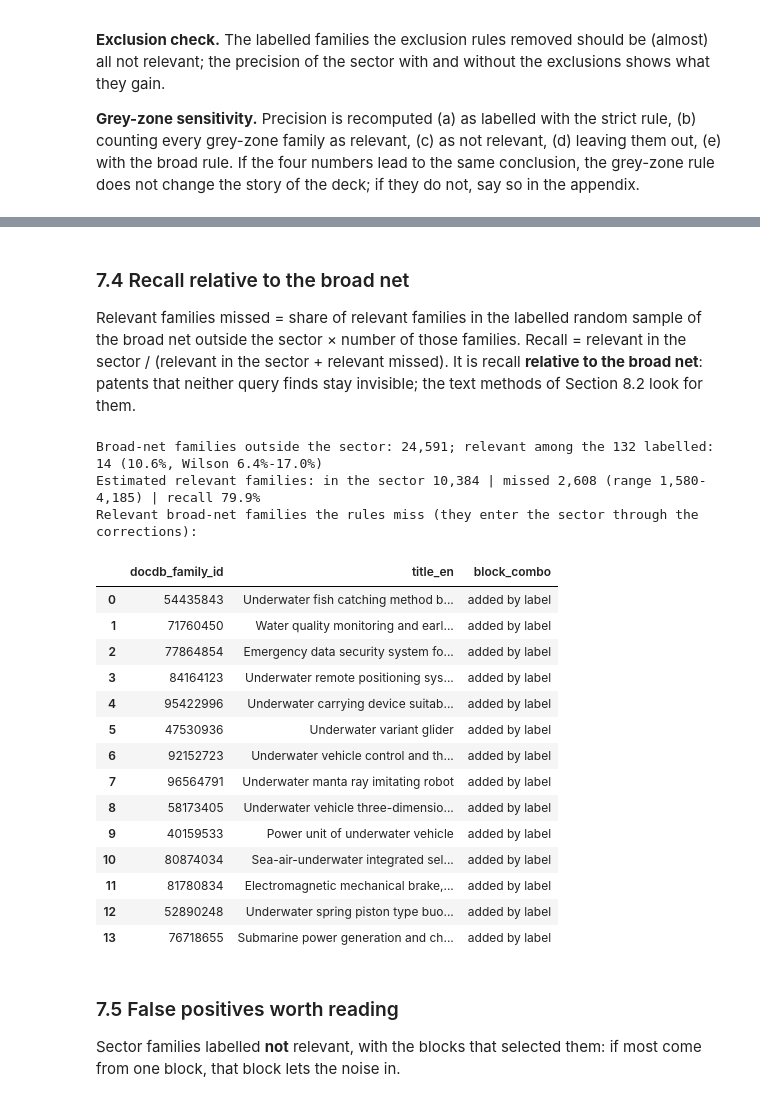
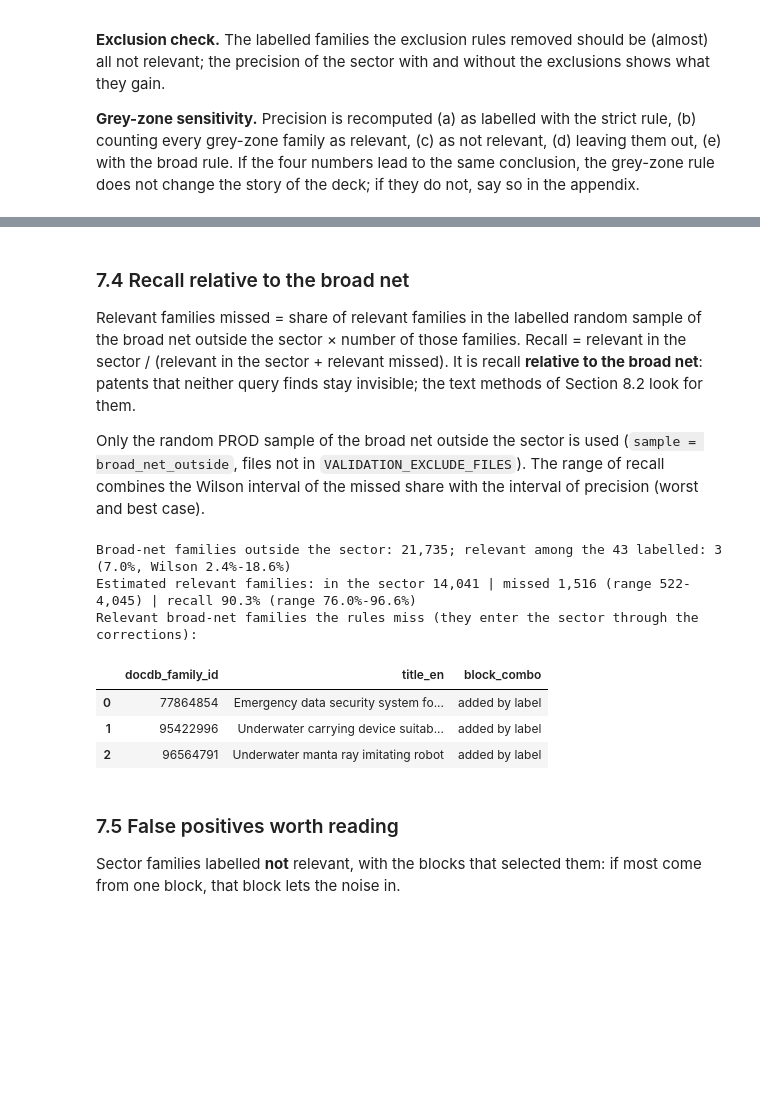
Before and after one commit to AndreaPassera/PW-InnovationManagement, a Jupyter notebook: 01_extract.ipynb, the cells around one changed output, grey strips where cells are left out. Drawn from its saved outputs; the diff is of its cells as text; code cells hidden in the pictures; blank space fills up the shorter version.

```diff
--- a/01_extract.ipynb
+++ b/01_extract.ipynb
@@ -109,7 +109,7 @@ def load_labels():
         d["docdb_family_id"] = d["docdb_family_id"].astype("int64")
         d["label_file"] = f.name
         frames.append(d)
-    cols = ["docdb_family_id", C.LABEL_COL, C.LABEL_COL_BROAD, "label_file", "sample", "grey_zone"]
+    cols = ["docdb_family_id", C.LABEL_COL, C.LABEL_COL_BROAD, "label_file", "sample", "grey_zone", "label_b"]
     if not frames:
         return pd.DataFrame(columns=cols)
     out = pd.concat(frames, ignore_index=True).drop_duplicates("docdb_family_id", keep="last")
@@ -120,7 +120,25 @@ def load_labels():
     return out.reset_index(drop=True)
 
 
+def load_second_labels():
+    """Independent second labels (labels/second/<labeller>.csv): docdb_family_id + is_relevant (0/1).
+    One column per labeller, named after the file. They never change the sector: they only measure agreement (7.2)."""
+    out = None
+    for f in sorted(C.SECOND_LABEL_DIR.glob("*.csv")) if C.SECOND_LABEL_DIR.exists() else []:
+        d = pd.read_csv(f, encoding="utf-8-sig")
+        if C.LABEL_COL not in d.columns or "docdb_family_id" not in d.columns:
+            print(f"skipped second/{f.name}: needs docdb_family_id and {C.LABEL_COL}")
+            continue
+        d = d[pd.to_numeric(d[C.LABEL_COL], errors="coerce").isin([0, 1])]
+        d = d[["docdb_family_id", C.LABEL_COL]].astype("int64").drop_duplicates("docdb_family_id", keep="last")
+        d = d.rename(columns={C.LABEL_COL: f"lab_{f.stem}"})
+        out = d if out is None else out.merge(d, on="docdb_family_id", how="outer")
+    return out if out is not None else pd.DataFrame(columns=["docdb_family_id"])
+
+
 labels = load_labels()
+second_labels = load_second_labels()
+print(f"Second labellers in {C.SECOND_LABEL_DIR}/: {[c[4:] for c in second_labels.columns if c.startswith('lab_')]}")
 print(f"Labelled families in {C.LABEL_DIR}/: {len(labels):,}")
 if not labels.empty:
     display(labels.groupby("sample").agg(families=("docdb_family_id", "size"), relevant_strict=(C.LABEL_COL, "sum"),
@@ -149,7 +168,7 @@ The families labelled relevant are added too (they may lie outside the query). D
 or above 900,000,000, Tutorial 1) are excluded from every query.
 # %%
 family_id = TLS201_APPLN.docdb_family_id.label("docdb_family_id")
-kw_phrases = regex_to_like_phrases(C.SPECIFIC_KEYWORDS + C.GENERIC_KEYWORDS)
+kw_phrases = regex_to_like_phrases(C.SPECIFIC_KEYWORDS + C.GENERIC_KEYWORDS) + list(C.BLOCK6_SQL_PHRASES)
 
 
 def real_pi(q):
@@ -764,44 +864,41 @@ Relevant families missed = share of relevant families in the labelled random sam
 sector × number of those families. Recall = relevant in the sector / (relevant in the sector + relevant missed).
 It is recall **relative to the broad net**: patents that neither query finds stay invisible; the text methods of
 Section 8.2 look for them.
+
+Only the random PROD sample of the broad net outside the sector is used (`sample = broad_net_outside`, files not in `VALIDATION_EXCLUDE_FILES`). The range of recall combines the Wilson interval of the missed share with the interval of precision (worst and best case).
 # %%
-broad_lab = labels[labels["docdb_family_id"].isin(broad_outside) & labels["sample"].isin(["broad_net", "broad_net_outside"])]
+broad_lab = labels[labels["docdb_family_id"].isin(broad_outside) & (labels["sample"] == "broad_net_outside")
+                   & ~labels["label_file"].isin(C.VALIDATION_EXCLUDE_FILES)]
 if lab.empty or broad_lab.empty:
-    print("Needs labels for the sector and for the broad-net sample (label_sample_broad_net.csv).")
+    print("Needs PROD labels for the sector and for the broad-net sample (label_sample_broad_net.csv).")
     RECALL = np.nan
+    RECALL_RANGE = (np.nan, np.nan)
 else:
     kb, nb = int(broad_lab[C.LABEL_COL].sum()), len(broad_lab)
     p_miss = kb / nb
     lo_b, hi_b = wilson(kb, nb)
     kept, missed = P_SECTOR * len(rule_sector), p_miss * len(broad_outside)
     RECALL = kept / (kept + missed)
+    worst = P_CI[0] * len(rule_sector) / (P_CI[0] * len(rule_sector) + hi_b * len(broad_outside))
+    best = P_CI[1] * len(rule_sector) / (P_CI[1] * len(rule_sector) + lo_b * len(broad_outside))
+    RECALL_RANGE = (worst, best)
     print(f"Broad-net families outside the sector: {len(broad_outside):,}; relevant among the {nb} labelled: {kb} "
           f"({p_miss:.1%}, Wilson {lo_b:.1%}-{hi_b:.1%})")
     print(f"Estimated relevant families: in the sector {kept:,.0f} | missed {missed:,.0f} "
-          f"(range {lo_b * len(broad_outside):,.0f}-{hi_b * len(broad_outside):,.0f}) | recall {RECALL:.1%}")
+          f"(range {lo_b * len(broad_outside):,.0f}-{hi_b * len(broad_outside):,.0f}) | recall {RECALL:.1%} "
+          f"(range {worst:.1%}-{best:.1%})")
     miss = broad_lab[broad_lab[C.LABEL_COL] == 1][["docdb_family_id"]].merge(
         fam[["docdb_family_id", "title_en", "block_combo"]], on="docdb_family_id", how="left")
     print("Relevant broad-net families the rules miss (they enter the sector through the corrections):")
     display(miss)
 # %% [output]
-Broad-net families outside the sector: 24,591; relevant among the 132 labelled: 14 (10.6%, Wilson 6.4%-17.0%)
-Estimated relevant families: in the sector 10,384 | missed 2,608 (range 1,580-4,185) | recall 79.9%
+Broad-net families outside the sector: 21,735; relevant among the 43 labelled: 3 (7.0%, Wilson 2.4%-18.6%)
+Estimated relevant families: in the sector 14,041 | missed 1,516 (range 522-4,045) | recall 90.3% (range 76.0%-96.6%)
 Relevant broad-net families the rules miss (they enter the sector through the corrections):
 |  | docdb_family_id | title_en | block_combo |
-| 0 | 54435843 | Underwater fish catching method b... | added by label |
-| 1 | 71760450 | Water quality monitoring and earl... | added by label |
-| 2 | 77864854 | Emergency data security system fo... | added by label |
-| 3 | 84164123 | Underwater remote positioning sys... | added by label |
-| 4 | 95422996 | Underwater carrying device suitab... | added by label |
-| 5 | 47530936 | Underwater variant glider | added by label |
-| 6 | 92152723 | Underwater vehicle control and th... | added by label |
-| 7 | 96564791 | Underwater manta ray imitating robot | added by label |
-| 8 | 58173405 | Underwater vehicle three-dimensio... | added by label |
-| 9 | 40159533 | Power unit of underwater vehicle | added by label |
-| 10 | 80874034 | Sea-air-underwater integrated sel... | added by label |
-| 11 | 81780834 | Electromagnetic mechanical brake,... | added by label |
-| 12 | 52890248 | Underwater spring piston type buo... | added by label |
-| 13 | 76718655 | Submarine power generation and ch... | added by label |
+| 0 | 77864854 | Emergency data security system fo... | added by label |
+| 1 | 95422996 | Underwater carrying device suitab... | added by label |
+| 2 | 96564791 | Underwater manta ray imitating robot | added by label |
 # %% [markdown]
 ### 7.5 False positives worth reading
 
```
Also changed, not shown: parts of 30 cells of this notebook, 8 other files.
